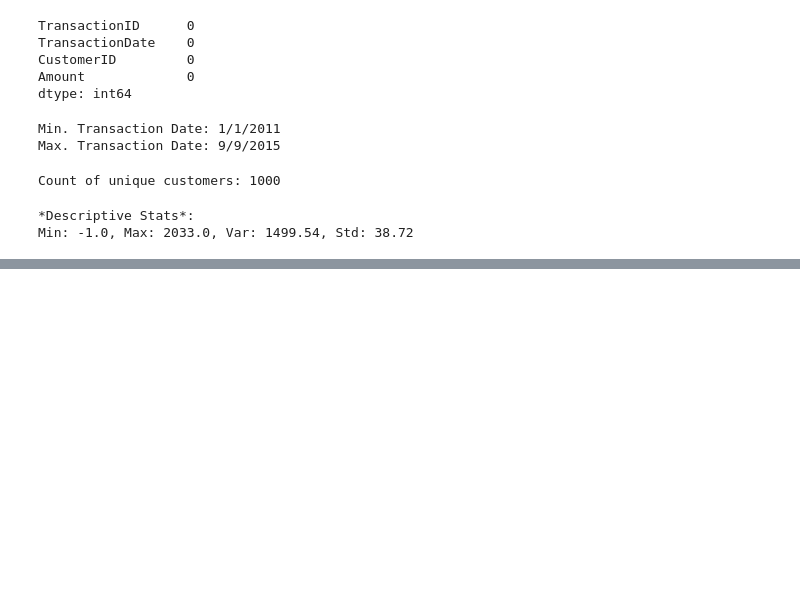
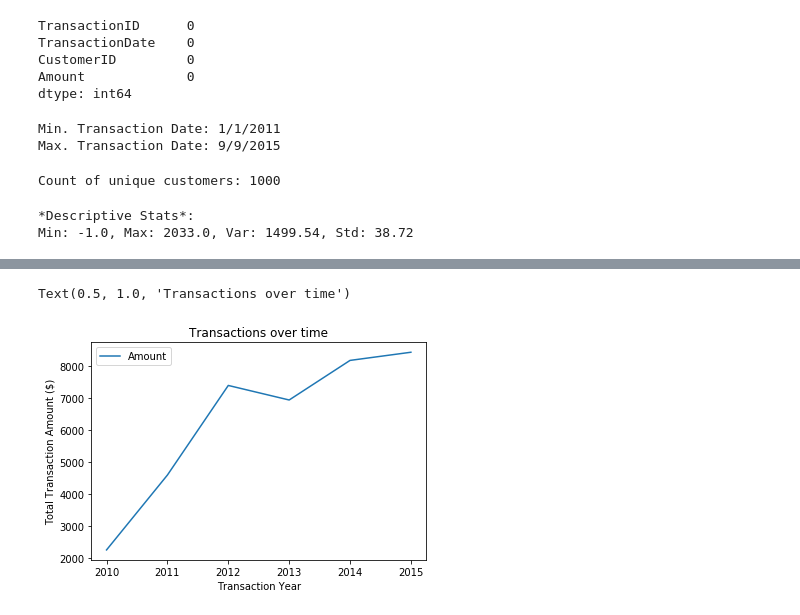
Before and after one commit to sparsh-tekriwal/Customer-Lifetime-Value, a Jupyter notebook: Customer Lifetime Value.ipynb, the cells around one changed output, grey strips where cells are left out. Drawn from its saved outputs; the diff is of its cells as text; code cells hidden in the pictures; blank space fills up the shorter version.

```diff
--- a/Customer Lifetime Value.ipynb
+++ b/Customer Lifetime Value.ipynb
@@ -70,0 +88,10 @@ df["Amount"].plot.bar()
+# %%
+x = df.groupby("Trx_Year")[["Amount"]].sum()
+# %%
+x.plot()
+plt.xlabel("Transaction Year")
+plt.ylabel("Total Transaction Amount ($)")
+plt.title("Transactions over time")
+# %% [output]
+Text(0.5, 1.0, 'Transactions over time')
+[figure, added]
```
Also changed, not shown: parts of 19 cells of this notebook.
